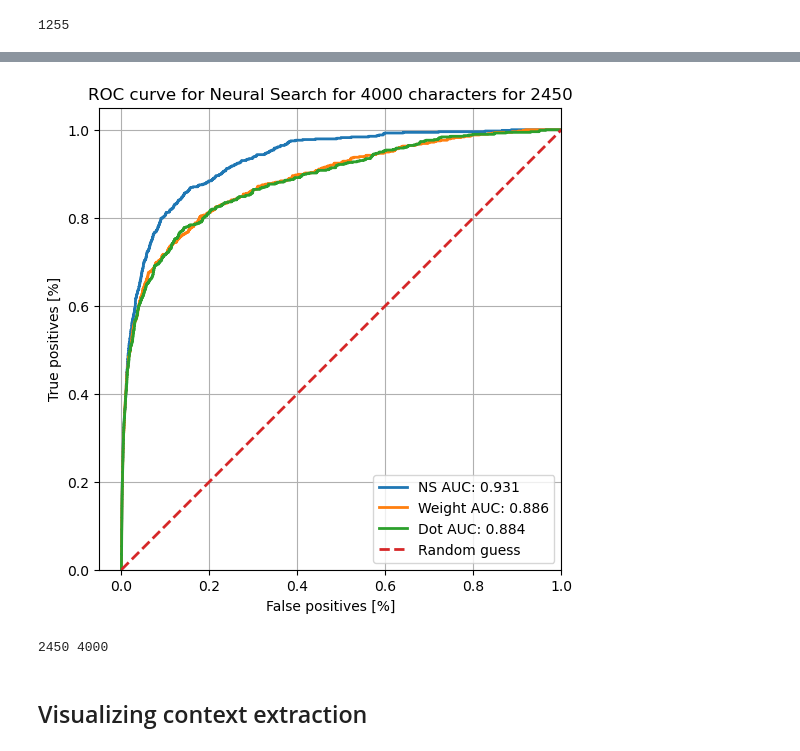
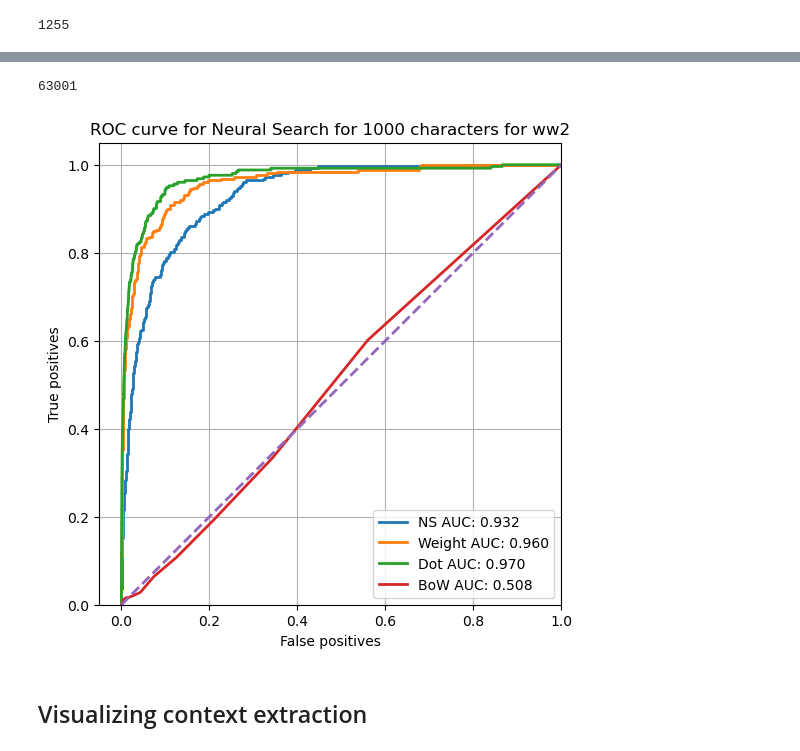
Before and after one commit to holmesec/Learning-with-ChatGPT-web-demo, a Jupyter notebook: dev/Neural Search/result_generation.ipynb, the cells around one changed output, grey strips where cells are left out. Saved outputs shown, nothing was run; the diff lists cells and outputs as text; code cells hidden in the pictures.

Commit message:
bow ROC curve

```diff
--- a/dev/Neural Search/result_generation.ipynb
+++ b/dev/Neural Search/result_generation.ipynb
@@ -262,6 +264,6 @@ INFO:tensorflow:Assets written to: ./Results/1000/hist_nn_ww2\assets
 with open(f'./Results/{embedding_length}/nn_preds_{book}', 'rb') as f:
     y_nnb_preds = pickle.loads(f.read())
 # %%
-# Load history_basic
-with open(f'./Results/{embedding_length}/nn_hist_{book}', 'rb') as f:
-    history_basic = pickle.loads(f.read())
+# # Load history_basic
+# with open(f'./Results/{embedding_length}/nn_hist_{book}', 'rb') as f:
+#     history_basic = pickle.loads(f.read())
@@ -268,6 +273,3 @@ with open(f'./Results/{embedding_length}/nn_hist_{book}', 'rb') as f:
-# %%
-with open(f'dev/Neural Search/Results/4000/nn_hist_2450', 'rb') as f:
-    history_basic = pickle.loads(f.read())
 # %%
 # Load model
 neural_net_b = load_model(f'./Results/{embedding_length}/hist_nn_{book}')
@@ -392,12 +394,26 @@ y_weight_preds = tf.math.reduce_sum(X_test_all_ctx[:,:1536//2].astype(np.float32
 # %%
 # Dot predictions
 y_dot_preds = [np.dot(a, b) for a,b in zip(X_test_all_ctx[:,:1536//2], X_test_all_ctx[:,1536//2:])]
+# %%
+len(y_dot_preds)
+# %% [output]
+63001
+# %%
+# BoW predictions
+with open(f'./Results/{embedding_length}/df_test_all_ctx_{book}', 'rb') as f:
+    df_test_all_ctx = pickle.loads(f.read())
+
+import sys
+sys.path.insert(0, 'C:/Users/PC/Documents/DTU/Learning-with-ChatGPT/dev')
+from BagOfWords import BoW
+y_bow_preds = [BoW.compare(q, ctx) for ctx, q in zip(df_test_all_ctx['context'].values, df_test_all_ctx['question'].values)]
+#1.5m
 # %%
 def plot_roc(name, labels, predictions, **kwargs):
   fp, tp, _ = roc_curve(labels, predictions)
   plt.plot(fp, tp, label=f'{name} AUC: {roc_auc_score(labels, predictions):.3f}', linewidth=2, **kwargs)
-  plt.xlabel('False positives [%]')
-  plt.ylabel('True positives [%]')
+  plt.xlabel('False positives')
+  plt.ylabel('True positives')
   plt.xlim([-0.05,1])
   plt.ylim([0,1.05])
   plt.grid(True)
@@ -406,20 +422,17 @@ def plot_roc(name, labels, predictions, **kwargs):
 # %%
 # Plot ROC curve
 plt.figure(figsize=(10,6))
 plot_roc("NS", y_test_all_ctx, y_nnb_preds)
 plot_roc("Weight", y_test_all_ctx, y_weight_preds)
 plot_roc("Dot", y_test_all_ctx, y_dot_preds)
-plt.plot([0, 1], [0, 1], linestyle='--', lw=2, label='Random guess')
+plot_roc("BoW", y_test_all_ctx, y_bow_preds)
+plt.plot([0, 1], [0, 1], linestyle='--', lw=2)
 plt.title(f"ROC curve for Neural Search for {embedding_length} characters for {book}")
 plt.legend(loc='lower right')
 plt.savefig(f'./Results/{embedding_length}/search_{embedding_length}_{book}.png')
 plt.show()
 # %% [output]
-[figure, old version]
+[figure, new version]
-# %%
-print(book, embedding_length)
-# %% [output]
-2450 4000
 # %% [markdown]
 ## Visualizing context extraction
 # %%
```
Also changed, not shown: parts of 9 cells of this notebook, 7 other files.
